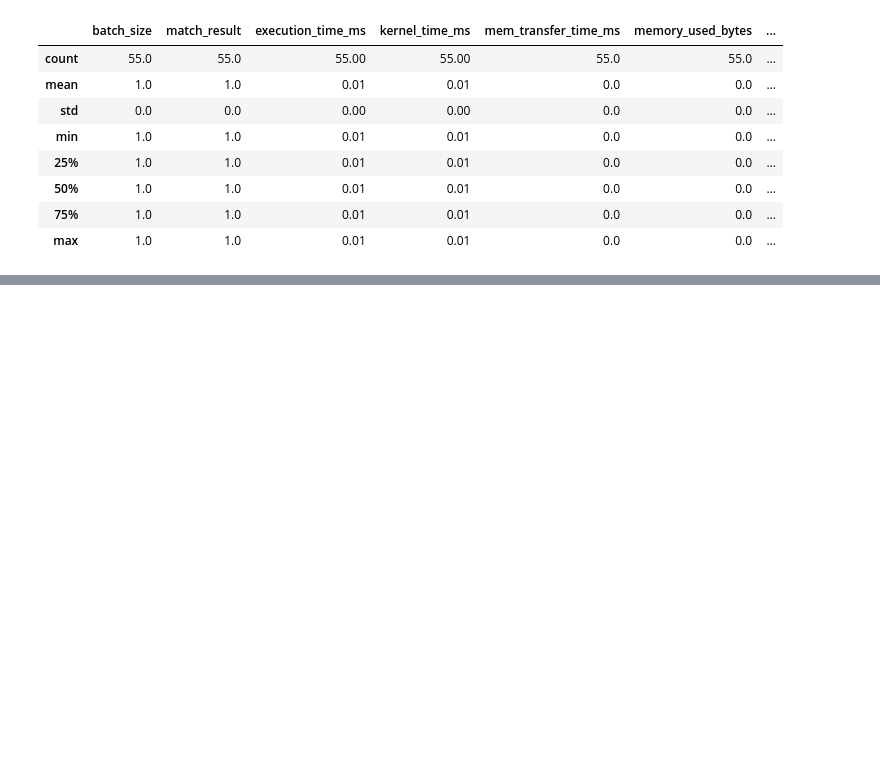
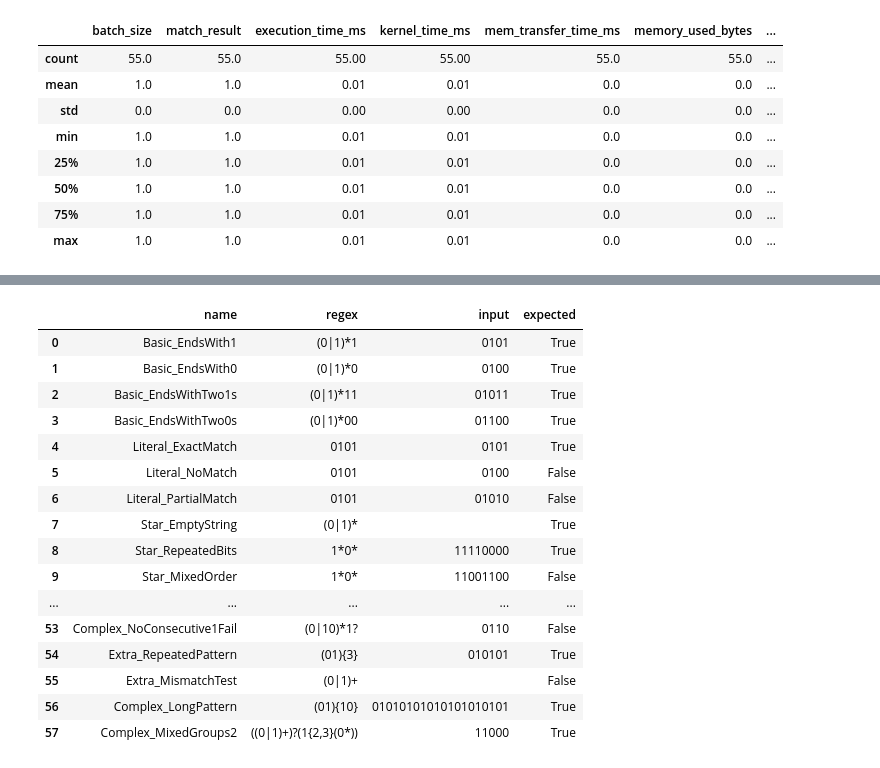
Before and after one commit to alepot55/triton_vs_cuda_fsa, a Jupyter notebook: scripts/notebook.ipynb, the cells around one changed output, grey strips where cells are left out. Saved outputs shown, nothing was run; the diff lists cells and outputs as text; code cells hidden in the pictures; blank space fills up the shorter version.

```diff
--- a/scripts/notebook.ipynb
+++ b/scripts/notebook.ipynb
@@ -73,0 +74,53 @@ triton_df.describe()
+# %%
+# Legge il file e costruisce un dataframe con le colonne: name, regex, input, expected
+data = []
+with open('../common/test/test_cases.txt', 'r') as f:
+    lines = f.readlines()
+
+current_test = None
+for line in lines:
+    line = line.strip()
+    if not line or line.startswith('#'):
+        continue
+
+    if line.startswith('[') and line.endswith(']'):
+        if current_test:
+            data.append(current_test)
+        # Crea un nuovo test e memorizza il nome rimuovendo le parentesi quadre
+        current_test = {'name': line.strip('[]')}
+    elif '=' in line and current_test is not None:
+        key, value = line.split('=', 1)
+        key = key.strip()
+        value = value.strip()
+        # Per la colonna expected, converte in bool se possibile
+        if key == 'expected':
+            if value.lower() == 'true':
+                value = True
+            elif value.lower() == 'false':
+                value = False
+        current_test[key] = value
+
+if current_test:
+    data.append(current_test)
+
+# Crea il DataFrame con le colonne rilevanti
+df_tests = pd.DataFrame(data)
+df_tests
+# %% [output]
+|  | name | regex | input | expected |
+| 0 | Basic_EndsWith1 | (0|1)*1 | 0101 | True |
+| 1 | Basic_EndsWith0 | (0|1)*0 | 0100 | True |
+| 2 | Basic_EndsWithTwo1s | (0|1)*11 | 01011 | True |
+| 3 | Basic_EndsWithTwo0s | (0|1)*00 | 01100 | True |
+| 4 | Literal_ExactMatch | 0101 | 0101 | True |
+| 5 | Literal_NoMatch | 0101 | 0100 | False |
+| 6 | Literal_PartialMatch | 0101 | 01010 | False |
+| 7 | Star_EmptyString | (0|1)* |  | True |
+| 8 | Star_RepeatedBits | 1*0* | 11110000 | True |
+| 9 | Star_MixedOrder | 1*0* | 11001100 | False |
+| ... | ... | ... | ... | ... |
+| 53 | Complex_NoConsecutive1Fail | (0|10)*1? | 0110 | False |
+| 54 | Extra_RepeatedPattern | (01){3} | 010101 | True |
+| 55 | Extra_MismatchTest | (0|1)+ |  | False |
+| 56 | Complex_LongPattern | (01){10} | 01010101010101010101 | True |
+| 57 | Complex_MixedGroups2 | ((0|1)+)?(1{2,3}(0*)) | 11000 | True |
```
Also changed, not shown: parts of 2 cells of this notebook, 13 other files.
